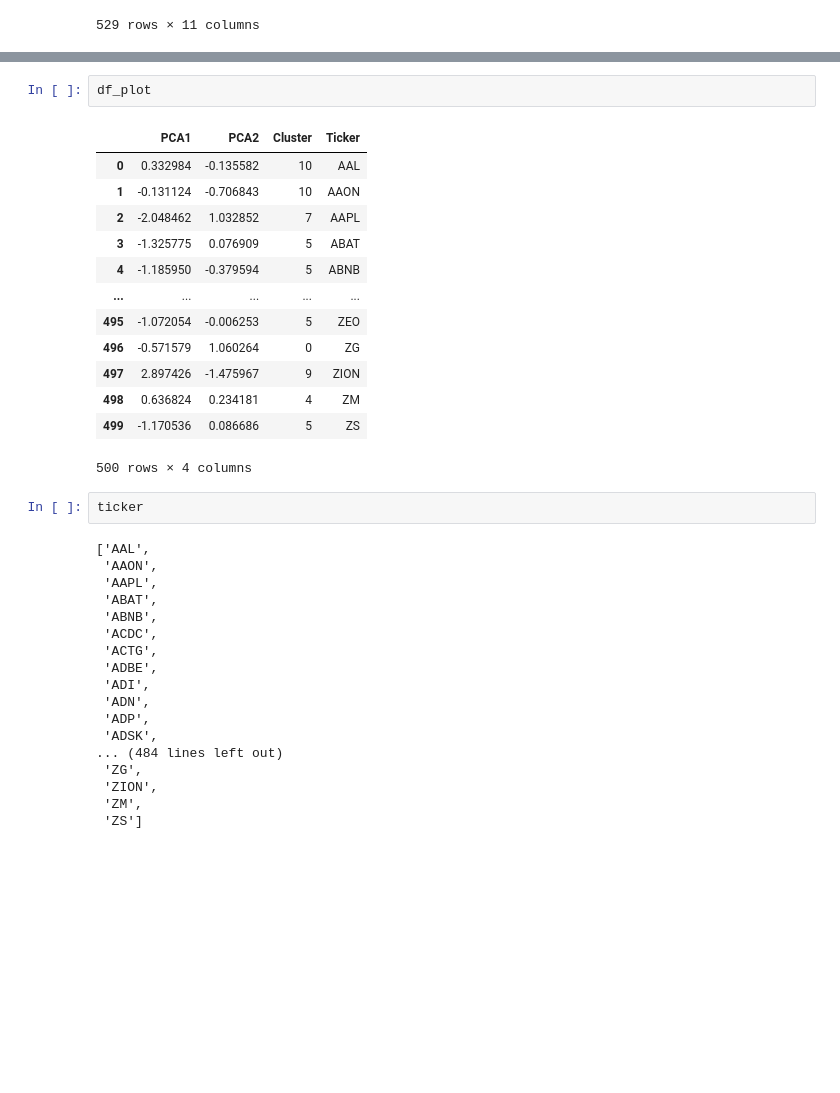
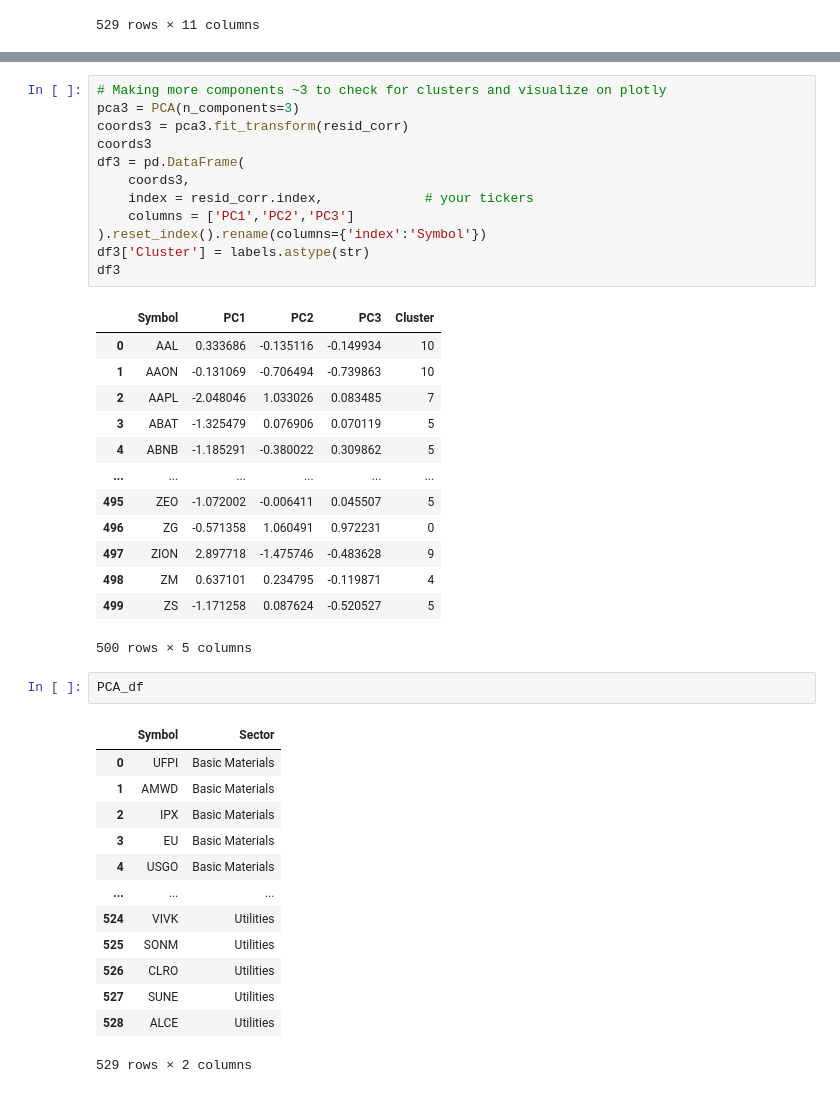
Before and after one commit to AHY123/Stock_Data_Network, a Jupyter notebook: zold/workflow/SPONGEBOBTEST.ipynb, the cells around one changed output, grey strips where cells are left out. Saved outputs shown, nothing was run; the diff lists cells and outputs as text; blank space fills up the shorter version.

```diff
--- a/zold/workflow/SPONGEBOBTEST.ipynb
+++ b/zold/workflow/SPONGEBOBTEST.ipynb
@@ -198,39 +257,45 @@ fig = px.scatter(
 fig.update_traces(marker=dict(size=10, line=dict(width=1, color='DarkSlateGrey')))
 fig.update_layout(legend_title_text='Cluster')
 fig.show()
-# %%
-df_plot
-# %% [output]
-|  | PCA1 | PCA2 | Cluster | Ticker |
-| 0 | 0.332984 | -0.135582 | 10 | AAL |
-| 1 | -0.131124 | -0.706843 | 10 | AAON |
-| 2 | -2.048462 | 1.032852 | 7 | AAPL |
-| 3 | -1.325775 | 0.076909 | 5 | ABAT |
-| 4 | -1.185950 | -0.379594 | 5 | ABNB |
-| ... | ... | ... | ... | ... |
-| 495 | -1.072054 | -0.006253 | 5 | ZEO |
-| 496 | -0.571579 | 1.060264 | 0 | ZG |
-| 497 | 2.897426 | -1.475967 | 9 | ZION |
-| 498 | 0.636824 | 0.234181 | 4 | ZM |
-| 499 | -1.170536 | 0.086686 | 5 | ZS |
-500 rows × 4 columns
-# %%
-ticker
-# %% [output]
-['AAL',
- 'AAON',
- 'AAPL',
- 'ABAT',
- 'ABNB',
- 'ACDC',
- 'ACTG',
- 'ADBE',
- 'ADI',
- 'ADN',
- 'ADP',
- 'ADSK',
-... (484 lines left out)
- 'ZG',
- 'ZION',
- 'ZM',
- 'ZS']
+# %%
+# Making more components ~3 to check for clusters and visualize on plotly
+pca3 = PCA(n_components=3)
+coords3 = pca3.fit_transform(resid_corr)
+coords3
+df3 = pd.DataFrame(
+    coords3,
+    index = resid_corr.index,             # your tickers
+    columns = ['PC1','PC2','PC3']
+).reset_index().rename(columns={'index':'Symbol'})
+df3['Cluster'] = labels.astype(str)
+df3
+# %% [output]
+|  | Symbol | PC1 | PC2 | PC3 | Cluster |
+| 0 | AAL | 0.333686 | -0.135116 | -0.149934 | 10 |
+| 1 | AAON | -0.131069 | -0.706494 | -0.739863 | 10 |
+| 2 | AAPL | -2.048046 | 1.033026 | 0.083485 | 7 |
+| 3 | ABAT | -1.325479 | 0.076906 | 0.070119 | 5 |
+| 4 | ABNB | -1.185291 | -0.380022 | 0.309862 | 5 |
+| ... | ... | ... | ... | ... | ... |
+| 495 | ZEO | -1.072002 | -0.006411 | 0.045507 | 5 |
+| 496 | ZG | -0.571358 | 1.060491 | 0.972231 | 0 |
+| 497 | ZION | 2.897718 | -1.475746 | -0.483628 | 9 |
+| 498 | ZM | 0.637101 | 0.234795 | -0.119871 | 4 |
+| 499 | ZS | -1.171258 | 0.087624 | -0.520527 | 5 |
+500 rows × 5 columns
+# %%
+PCA_df
+# %% [output]
+|  | Symbol | Sector |
+| 0 | UFPI | Basic Materials |
+| 1 | AMWD | Basic Materials |
+| 2 | IPX | Basic Materials |
+| 3 | EU | Basic Materials |
+| 4 | USGO | Basic Materials |
+| ... | ... | ... |
+| 524 | VIVK | Utilities |
+| 525 | SONM | Utilities |
+| 526 | CLRO | Utilities |
+| 527 | SUNE | Utilities |
+| 528 | ALCE | Utilities |
+529 rows × 2 columns
```
Also changed, not shown: parts of 16 cells of this notebook.
